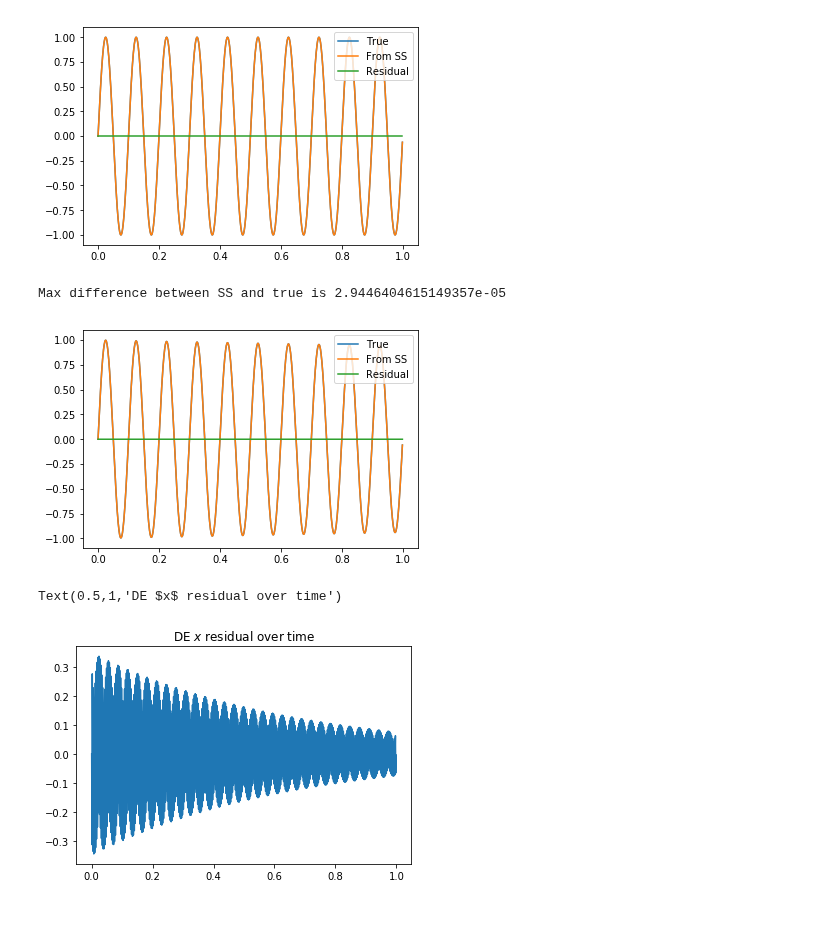
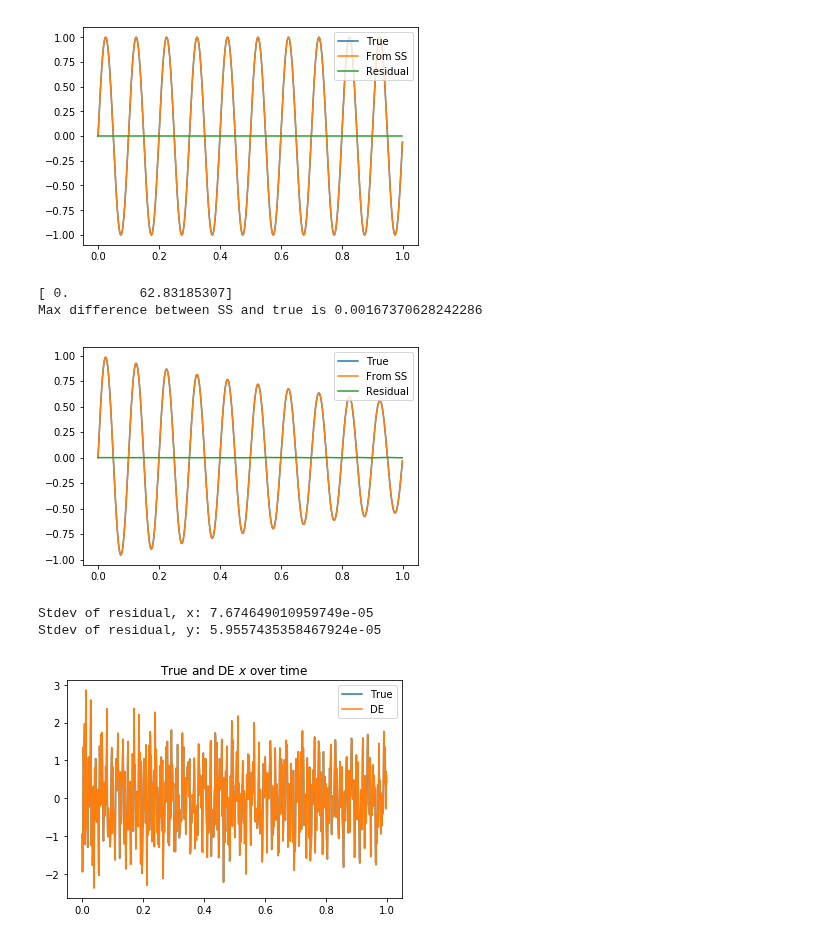
Before and after one commit to aditya-sengupta/tip-tilt-control, a Jupyter notebook: tip-tilt/vib_from_DE.ipynb, the cells around one changed output. Cells and saved outputs as stored; diff of their text form; code cells hidden in the pictures.

```diff
--- a/tip-tilt/vib_from_DE.ipynb
+++ b/tip-tilt/vib_from_DE.ipynb
@@ -44,8 +44,8 @@ dt = 1/f_sampling # s; timestep
 f_1 = f_sampling/60 # lowest possible frequency of a vibration mode
 f_2 = f_sampling/3 # highest possible frequency of a vibration mode
 f_w = f_sampling/3 # frequency above which measurement noise dominates
-N_vib_app = 1 # number of vibration modes being applied
-N_vib_max = 1 # number of vibration modes to be detected
+N_vib_app = 10 # number of vibration modes being applied
+N_vib_max = 10 # number of vibration modes to be detected
 energy_coeff = 1e-6 # proportion of total energy after which PSD curve fit ends
 measurement_noise = 0.06 # milliarcseconds; pulled from previous notebook
 time_id = 1 # timescale over which sysid runs. Pulled from Meimon 2010's suggested 1 Hz sysid frequency.
@@ -84,8 +84,8 @@ times = np.arange(0, time_id, 1/f_sampling)
 
 f_d = 10
 A_d = 1
-w_d = 2*np.pi*f_ud
-k_d = 1e-3
+w_d = 2*np.pi*f_d
+k_d = 1e-2
 dx_damped = A_d * np.sin(w_d*times) * np.exp(-k_d*w_d*times)
 dx_d_r = np.zeros(times.size)
 plt.plot(times, dx_damped, label='True')
@@ -97,6 +97,7 @@ c, s = np.cos(b*dt), np.sin(b*dt)
 
 A = coeff * np.array([[-a*s + b*c, s], [-w_d**2 * s, a*s + b*c]])
 state = np.array([0, w_d]) # sin(w*0) and w cos(w*0)
+print(state)
 k = 0
 while k < int(time_id * f_sampling):
     dx_d_r[k] = state[0]
@@ -109,12 +110,11 @@ plt.legend()
 
 print("Max difference between SS and true is", np.max(np.abs(dx_d_r - dx_damped)))
 # %% [output]
-Max difference between SS and true is 2.9446404615149357e-05
+[ 0.         62.83185307]
+Max difference between SS and true is 0.00167370628242286
-[figure, old version]
+[figure, new version]
 # %%
 times = np.arange(0, time_id, 1/f_sampling)
-
-# all parameters are being fixed so that things can be hand-calculated.
 
 vib_freqs = np.random.uniform(low=f_1, high=f_2, size=N_vib_app)  # Hz
 vib_amps = np.random.uniform(low=0.1, high=1, size=N_vib_app) # milliarcseconds
@@ -140,42 +140,46 @@ for i in range(N_vib_max):
     f = vib_freqs[i]
     w = 2*np.pi*f
     a = -w*k
     b = w * np.sqrt(1 - k**2)
     c, s = np.cos(b*dt), np.sin(b*dt)
     coeff = np.exp(a*dt)/b
     A[2*i][2*i] = coeff*(-a*s + b*c)
     A[2*i][2*i+1] = coeff*s
     A[2*i+1][2*i] = -coeff * w**2 * s
     A[2*i+1][2*i+1] = coeff * (a*s + b*c)
 
 # read an initial state.
 # ideally you'd generate this from a combination of the process covariance and the initial noisy readings
 # but here I'll just read off each one
 
 x_state = np.zeros(STATE_SIZE)
 y_state = np.zeros(STATE_SIZE)
 for i in range(N_vib_max):
-    x_state[2*i] = dx[0]
-    x_state[2*i+1] = vib_amps[i] * np.cos(vib_phase[i]) * 2 * np.pi * vib_freqs[i]
-    y_state[2*i] = dy[0]
-    y_state[2*i+1] = vib_amps[i] * 2*np.pi * vib_freqs[i]
+    x_state[2*i] = -vib_amps[i] * np.sin(vib_pa[i]) * np.sin(-vib_phase[i])
+    x_state[2*i+1] = -vib_amps[i]*np.sin(vib_pa[i])*2*np.pi*vib_freqs[i]*(np.cos(-vib_phase[i]) - vib_damping[i]*np.sin(-vib_phase[i]))
+    y_state[2*i] = vib_amps[i] * np.cos(vib_pa[i]) * np.sin(-vib_phase[i])
+    y_state[2*i+1] = vib_amps[i]*np.cos(vib_pa[i])*2*np.pi*vib_freqs[i]*(np.cos(-vib_phase[i]) - vib_damping[i]*np.sin(-vib_phase[i]))
 
 H = np.array([1, 0] * N_vib_max) # same H for x and y
 
 t, k = 0, 0
 dx_r, dy_r = np.zeros(int(f_sampling * time_id)), np.zeros(int(f_sampling * time_id))
 while k < time_id * f_sampling:
     dx_r[k], dy_r[k] = H.dot(x_state), H.dot(y_state)
-    #print(dx_r[k], dy_r[k])
     x_state, y_state = A.dot(x_state), A.dot(y_state)
     k += 1
     t += dt
 
-plt.plot(times, dx_r - dx)
-plt.title("DE $x$ residual over time")
+plt.plot(times, dx, label='True')
+plt.plot(times, dx_r, label='DE')
+plt.title("True and DE $x$ over time")
+plt.legend()
+print("Stdev of residual, x:", np.std(dx_r - dx))
+print("Stdev of residual, y:", np.std(dy_r - dy))
 # %% [output]
-Text(0.5,1,'DE $x$ residual over time')
+Stdev of residual, x: 7.674649010959749e-05
+Stdev of residual, y: 5.9557435358467924e-05
-[figure, old version]
+[figure, new version]
 # %%
 plt.figure(figsize=(10,10))
 lim = max(np.max(dx - dx_r), np.max(dy - dy_r))
```
Also changed, not shown: parts of 1 cell of this notebook, 2 other files.
